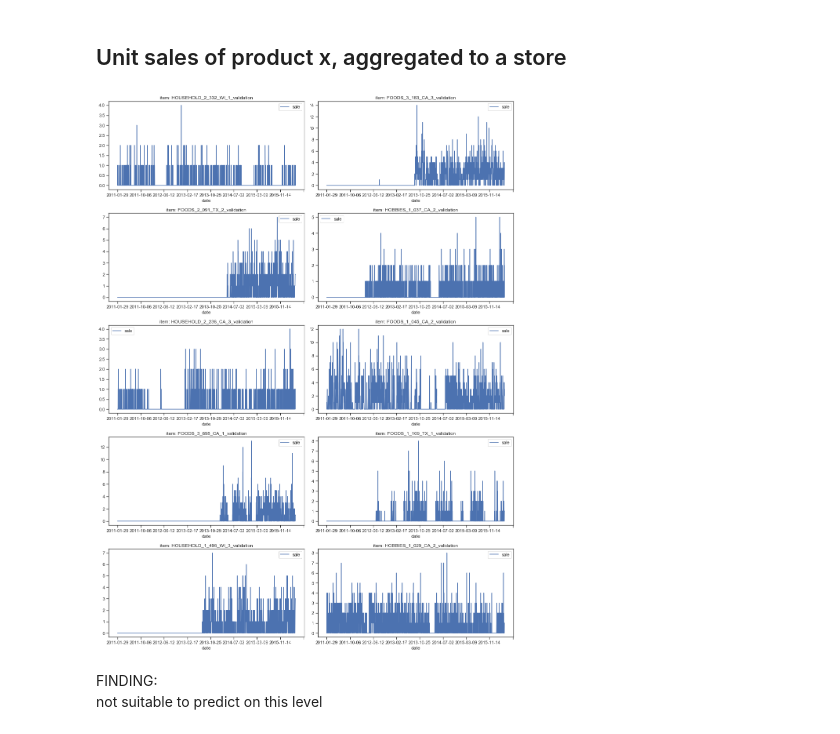
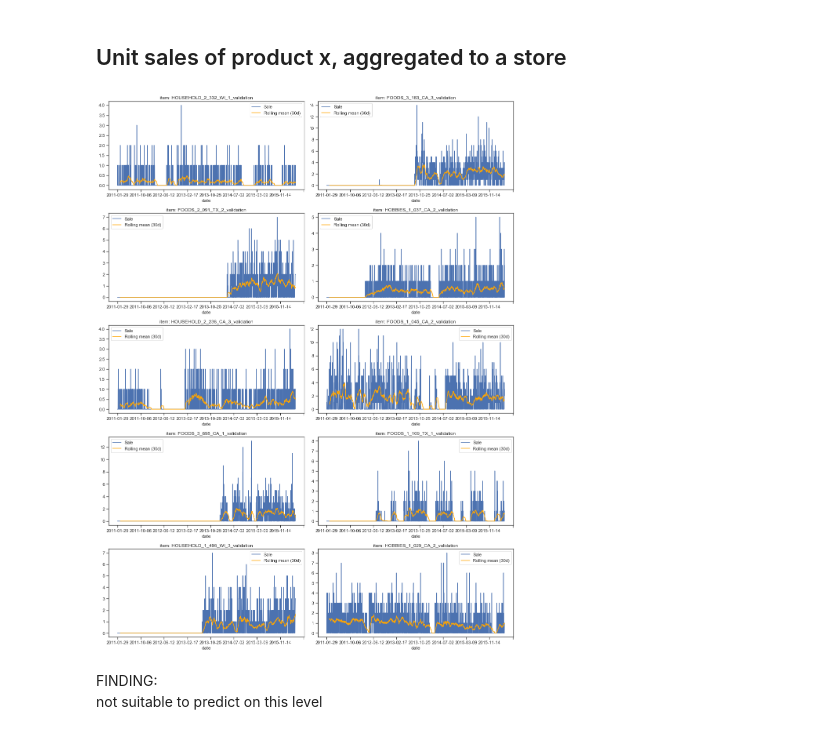
Before and after one commit to dominicdoerig/predicting-sales-data, a Jupyter notebook: m5_challenge/01_data_exploration.ipynb, the cells around one changed output. Saved outputs shown, nothing was run; the diff lists cells and outputs as text; code cells hidden in the pictures.

```diff
--- a/m5_challenge/01_data_exploration.ipynb
+++ b/m5_challenge/01_data_exploration.ipynb
@@ -215,24 +215,28 @@ n_series = 10
 # %%
 
 # Sample n random occurences
 items = df_sales['id'].sample(n=n_series, random_state=1).values.tolist()
 
 
 # Plot time series
 fig, axs = plt.subplots(math.ceil(n_series/2), 2, figsize=(15,n_series*2))
 axs = axs.flatten()
 ax_idx = 0
 
 for item in items:
     df = df_sales.loc[df_sales['id'] == str(item)]
     df = transform_dataframe(df,df_calendar,df_prices)
-    df.plot(x='date', y='sale', style='-',
-            title=f'item: {item}', ax=axs[ax_idx])
+    ax = df.plot(x='date', y='sale', style='-',
+                 title=f'item: {item}', ax=axs[ax_idx])
+    roll_mean = df[['sale']].rolling(30).mean()
+    roll_mean.plot(ax=ax,color='orange', legend=False)
+    ax.legend(['Sale','Rolling mean (30d)'])
+
     ax_idx += 1
 plt.tight_layout()
 plt.show()
 # %% [output]
-[figure, old version]
+[figure, new version]
 # %% [markdown]
 FINDING:
 not suitable to predict on this level
```
Also changed, not shown: parts of 2 cells of this notebook.
